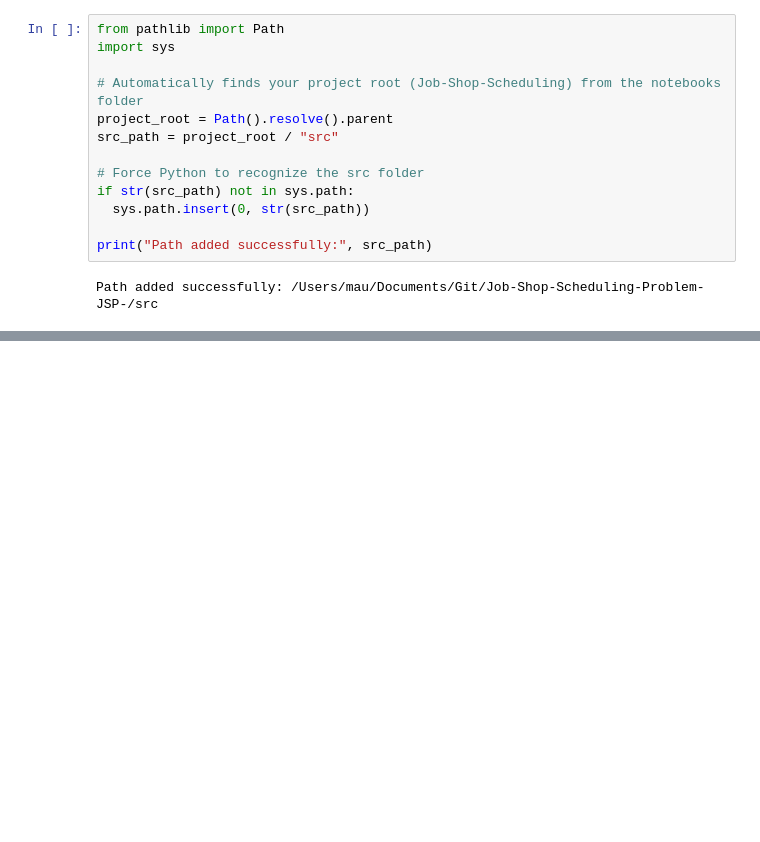
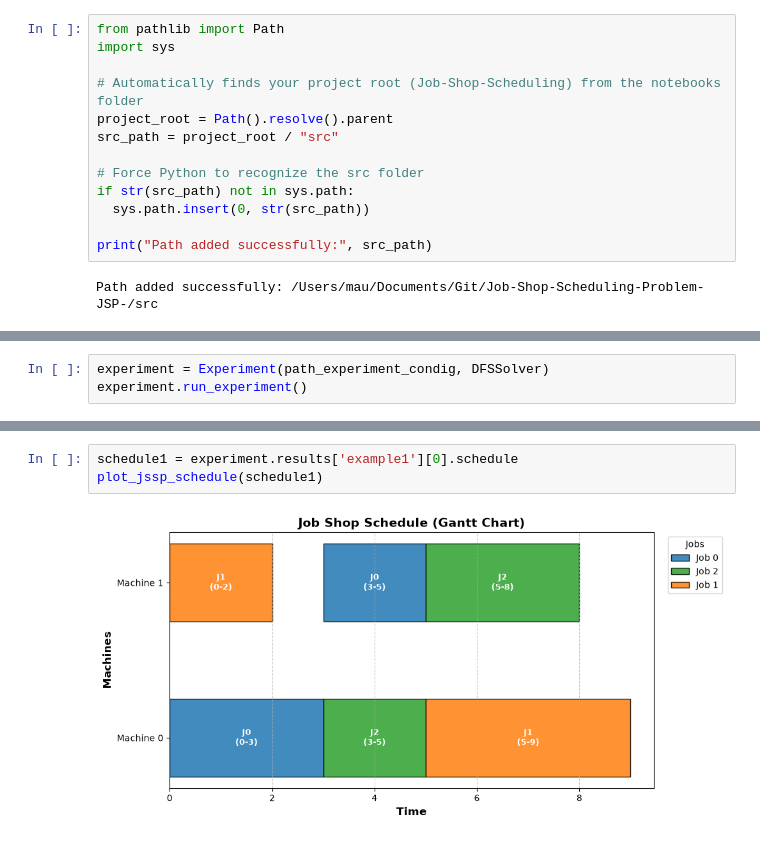
Before and after one commit to Mau124/Job-Shop-Scheduling-Problem-JSSP, a Jupyter notebook: notebooks/example_experiment.ipynb, the cells around one changed output, grey strips where cells are left out. Saved outputs shown, nothing was run; the diff lists cells and outputs as text; blank space fills up the shorter version.

```diff
--- a/notebooks/example_experiment.ipynb
+++ b/notebooks/example_experiment.ipynb
@@ -45,0 +24,3 @@ defaultdict(list,
+# %%
+experiment = Experiment(path_experiment_condig, DFSSolver)
+experiment.run_experiment()
@@ -45,0 +40,5 @@ defaultdict(list,
+# %%
+schedule1 = experiment.results['example1'][0].schedule
+plot_jssp_schedule(schedule1)
+# %% [output]
+[figure, added]
```
Also changed, not shown: parts of 7 cells of this notebook, 7 other files.
